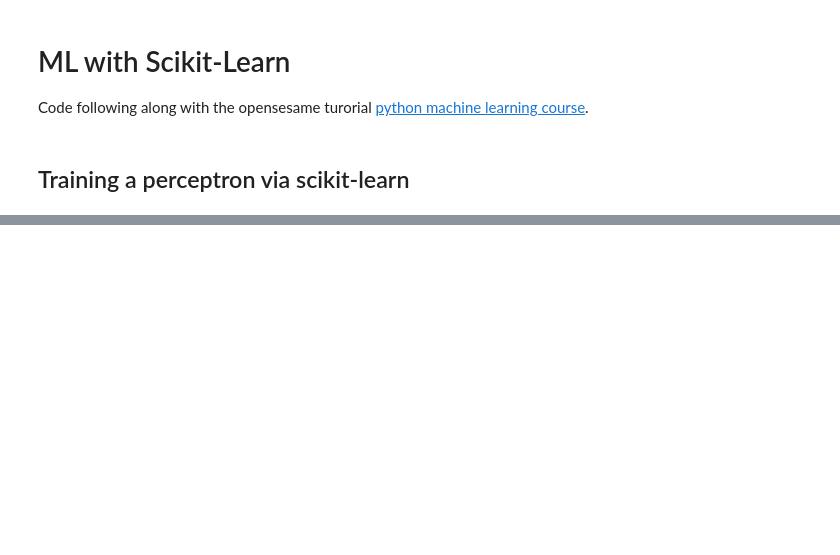
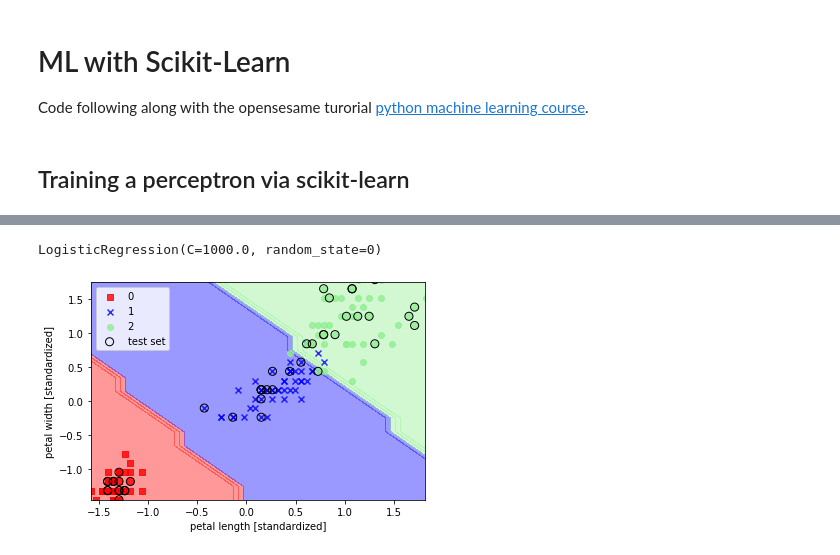
Before and after one commit to jcperkins12/tutorial-py-machine-learning-opensesame, a Jupyter notebook: notebooks/02-cp-ML-Classifiers-Using-Scikit-Learn.ipynb, the cells around one changed output, grey strips where cells are left out. Saved outputs shown, nothing was run; the diff lists cells and outputs as text; code cells hidden in the pictures; blank space fills up the shorter version.

```diff
--- a/notebooks/02-cp-ML-Classifiers-Using-Scikit-Learn.ipynb
+++ b/notebooks/02-cp-ML-Classifiers-Using-Scikit-Learn.ipynb
@@ -31,0 +191,23 @@ y = iris.target
+# %%
+# params
+C=1000.0
+random_state=0
+lr = LogisticRegression(C=C, random_state=random_state)
+
+# fit the model
+lr.fit(X_train_std, y_train)
+# %% [output]
+LogisticRegression(C=1000.0, random_state=0)
+# %%
+# plot the decision regions
+
+# use the combined datasets and the same test indices as above
+plot_decision_regions(X=X, y=y, classifier=lr, test_idx=test_idx)
+
+# format the labels and legend
+plt.xlabel("petal length [standardized]")
+plt.ylabel("petal width [standardized]")
+plt.legend(loc='upper left')
+plt.show()
+# %% [output]
+[figure, added]
```
Also changed, not shown: parts of 22 cells of this notebook.
